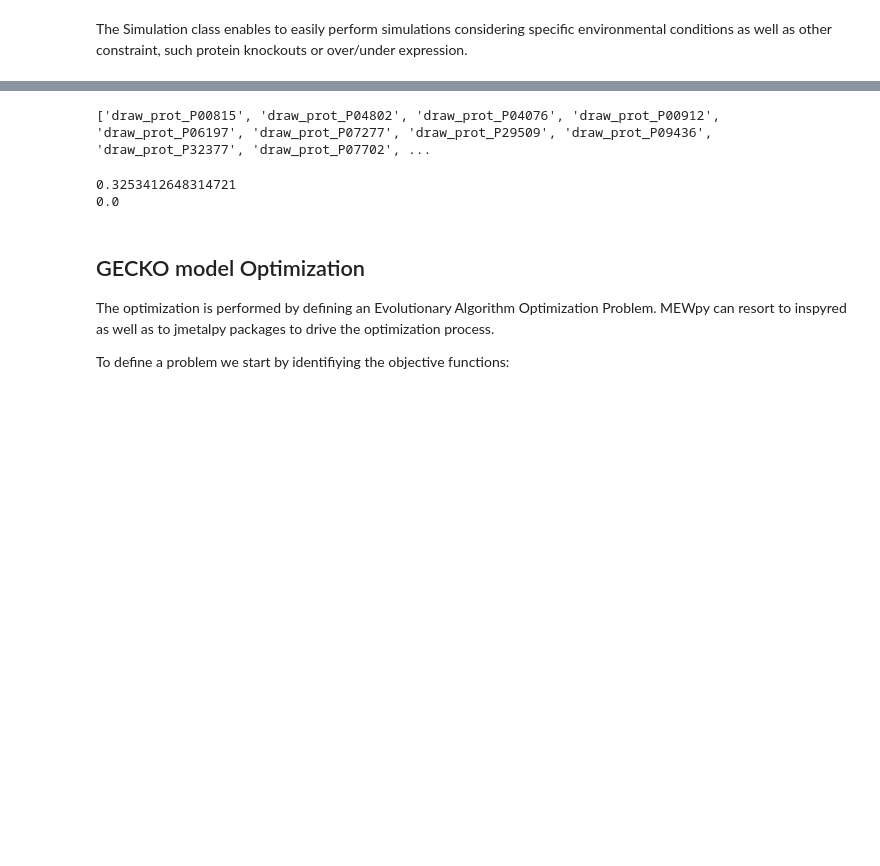
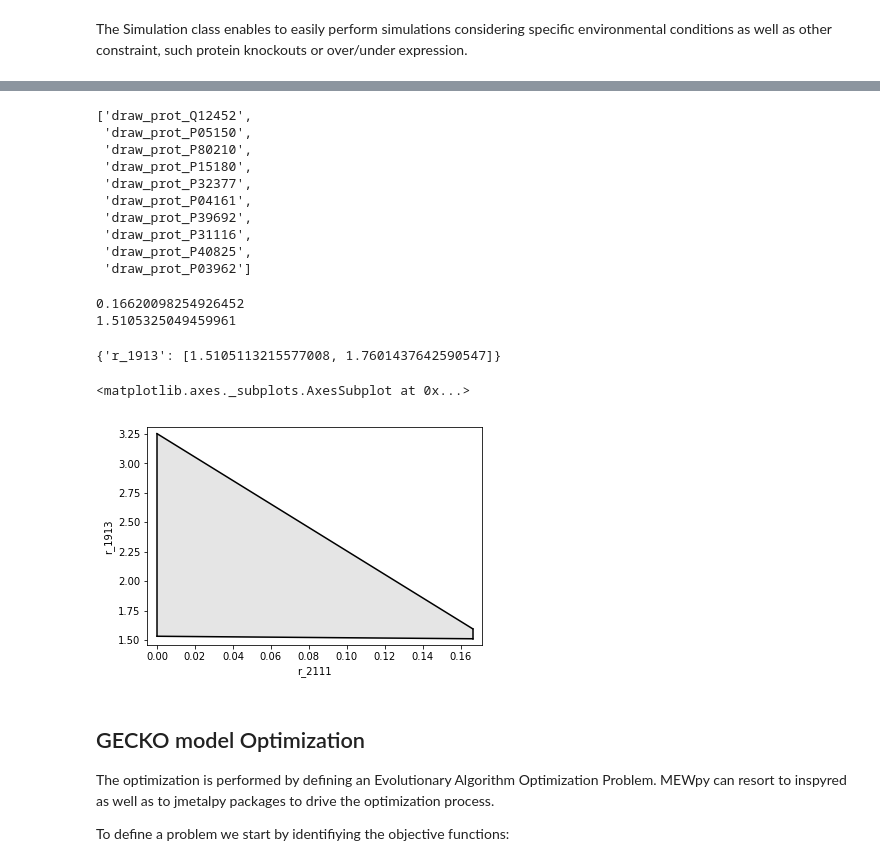
Before and after one commit to BioSystemsUM/MEWpy, a Jupyter notebook: examples/gecko.ipynb, the cells around one changed output, grey strips where cells are left out. Saved outputs shown, nothing was run; the diff lists cells and outputs as text; code cells hidden in the pictures; blank space fills up the shorter version.

```diff
--- a/examples/gecko.ipynb
+++ b/examples/gecko.ipynb
@@ -56,6 +65,15 @@ print(reference)
 # Essential proteins
 # Takes as argument the proteins prefix.
 essential = simul.essential_proteins('draw_prot_')
-print(essential)
+essential[:10]
 # %% [output]
-['draw_prot_P00815', 'draw_prot_P04802', 'draw_prot_P04076', 'draw_prot_P00912', 'draw_prot_P06197', 'draw_prot_P07277', 'draw_prot_P29509', 'draw_prot_P09436', 'draw_prot_P32377', 'draw_prot_P07702', ...
+['draw_prot_Q12452',
+ 'draw_prot_P05150',
+ 'draw_prot_P80210',
+ 'draw_prot_P15180',
+ 'draw_prot_P32377',
+ 'draw_prot_P04161',
+ 'draw_prot_P39692',
+ 'draw_prot_P31116',
+ 'draw_prot_P40825',
+ 'draw_prot_P03962']
@@ -68,10 +80,33 @@ constraints ={'draw_prot_Q04396' : (2.3029771980628338e-07,1000),
+# %%
+# Adding constraints to phenotype simulations
+
+constraints ={'draw_prot_P32452':(0.0,4e-09),
+              'draw_prot_P32178':(1.2e-06,10000),
+              'draw_prot_P38715':0.0,
+              'draw_prot_Q04430':0.0,
+              'draw_prot_P21595':0.0
+             }
 # %%
-result = simul.simulate(constraints=constraints)
+result = simul.simulate(constraints=constraints,method='pFBA')
+# Biomass
 print(result.fluxes['r_2111'])
-print(result.fluxes['r_2056'])
+# L-tyrosine
+print(result.fluxes['r_1913'])
 # %% [output]
-0.3253412648314721
-0.0
+0.16620098254926452
+1.5105325049459961
+# %%
+simul.FVA(reactions=['r_1913'],constraints=constraints)
+# %% [output]
+{'r_1913': [1.5105113215577008, 1.7601437642590547]}
+# %%
+# Production envelope with constraints
+
+from mewpy.visualization.envelope import plot_flux_envelope
+plot_flux_envelope(simul,'r_2111','r_1913',constraints=constraints)
+# %% [output]
+<matplotlib.axes._subplots.AxesSubplot at 0x...>
+[figure, added]
 # %% [markdown]
 ## GECKO model Optimization
 
```
Also changed, not shown: parts of 10 cells of this notebook, 10 other files.
